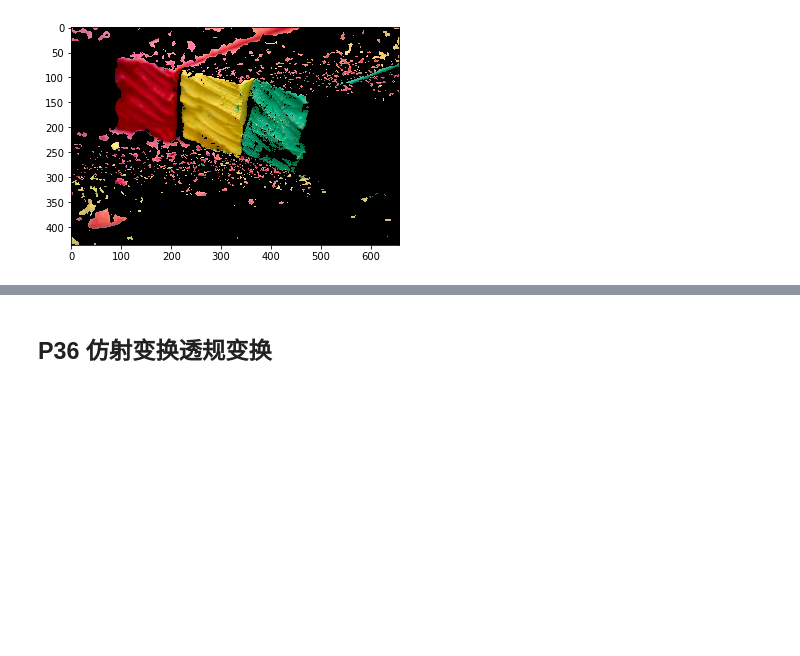
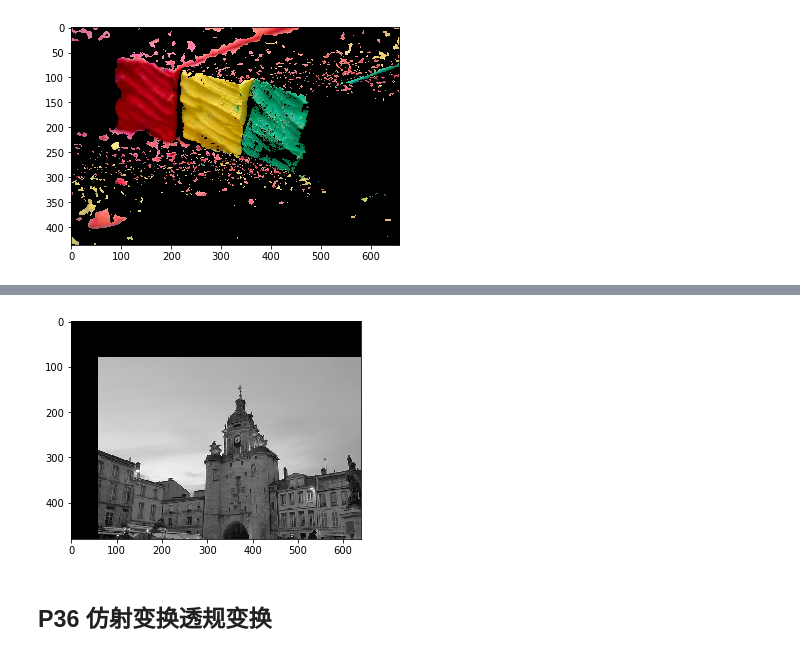
Before and after one commit to thetime50/opencv-practice, a Jupyter notebook: step3-p27.ipynb, the cells around one changed output, grey strips where cells are left out. Drawn from its saved outputs; the diff is of its cells as text; code cells hidden in the pictures; blank space fills up the shorter version.

```diff
--- a/step3-p27.ipynb
+++ b/step3-p27.ipynb
@@ -292,2 +354,14 @@ $ dst(x, y) = src(M_{11}x + M_{12}y+ M_{13}, M_{21}x + M_{22}y + M_{23}) $
+# %%
+import numpy as np
+import cv2 as cv
+img = cv.imread('./img/PorteDeLaGrosseHorloge.jpg',0) #黑白图像
+rows, cols = img.shape ##注意这里
+M = np.float32([[1,0,60],[0,1,80]])
+dst = cv.warpAffine(img,M, (cols,rows)) #注意第三个参数，顺序
+imageRGB = cv.cvtColor(dst, cv.COLOR_BGR2RGB)
+plt.imshow( imageRGB)
+plt.show( )
+# %% [output]
+[figure, added]
 # %% [markdown]
 ## P36 仿射变换透规变换
```
Also changed, not shown: parts of 3 cells of this notebook, 1 other file.
